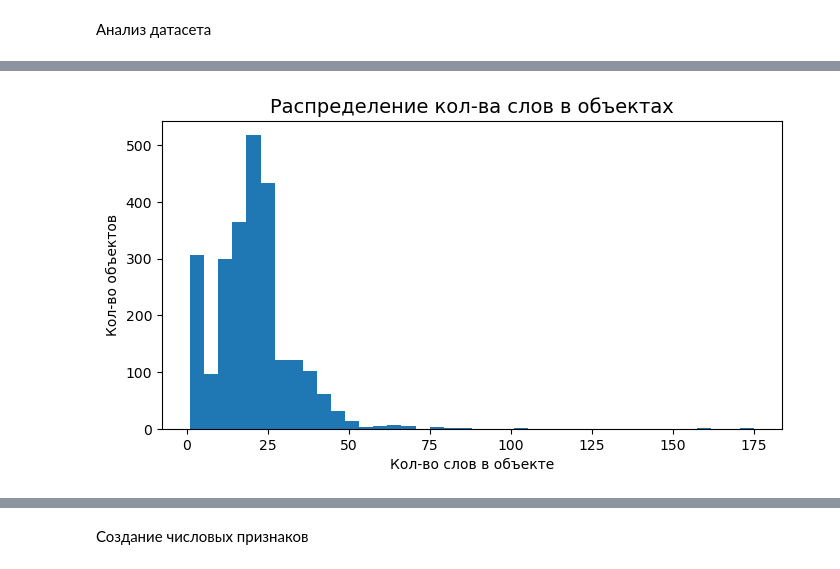
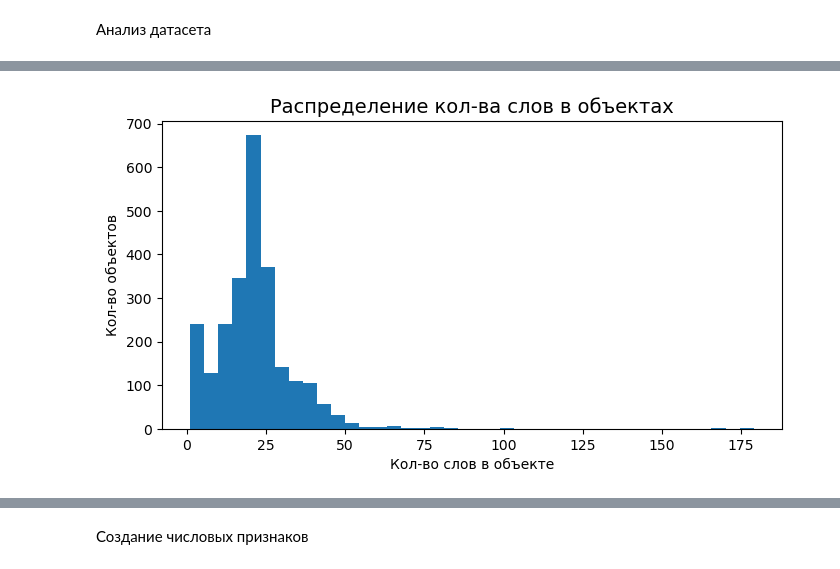
Before and after one commit to Dandarian/ad-creatives-classification-production, a Jupyter notebook: notebooks/data_transformation_and_model_training.ipynb, the cells around one changed output, grey strips where cells are left out. Saved outputs shown, nothing was run; the diff lists cells and outputs as text; code cells hidden in the pictures.

```diff
--- a/notebooks/data_transformation_and_model_training.ipynb
+++ b/notebooks/data_transformation_and_model_training.ipynb
@@ -21,0 +24,7 @@ RAND = 10
+# %%
+config_path = '../config/params.yml'
+config = yaml.load(open(config_path), Loader=yaml.FullLoader)
+
+
+preproc = config['preprocessing']
+training = config['train']
@@ -28 +69,4 @@ df_cats = pd.read_csv('data\df_cats.csv', index_col=0, keep_default_na=False)
+# %%
+df_plus_cats = pd.read_csv(
+    preproc['train_path'], index_col=0, keep_default_na=False)
 # %% [markdown]
@@ -93,0 +150,4 @@ df_plus_cats_cleaned_casino2['text_count'] = df_plus_cats_cleaned_casino2['text'
+# %%
+df_plus_cats = df_plus_cats.drop(
+        columns=['text', 'text_count'], axis=1, errors="ignore"
+    )
@@ -94,14 +222,14 @@ df_plus_cats_cleaned_casino2['text_count'] = df_plus_cats_cleaned_casino2['text'
 # %%
 plt.figure(figsize=(8, 4))
 
 plt.title('Распределение кол-ва слов в объектах', fontsize=14)
-plt.hist(x='text_count', data=df_plus_cats_cleaned_casino2, bins=40)
+plt.hist(x='text_count', data=df_plus_cats, bins=40)
 
 plt.xlabel('Кол-во слов в объекте')
 plt.ylabel('Кол-во объектов')
 plt.show()
 # %% [output]
-[figure, old version]
+[figure, new version]
 # %%
 # Как в дальнейшем оказалось, результат получается лучше если не удалять объекты
 # с большим количеством слов
```
Also changed, not shown: parts of 59 cells of this notebook.
